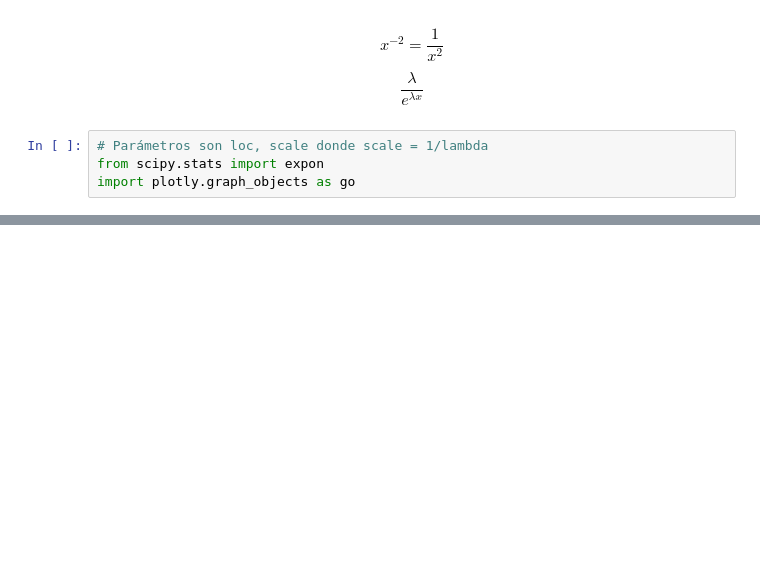
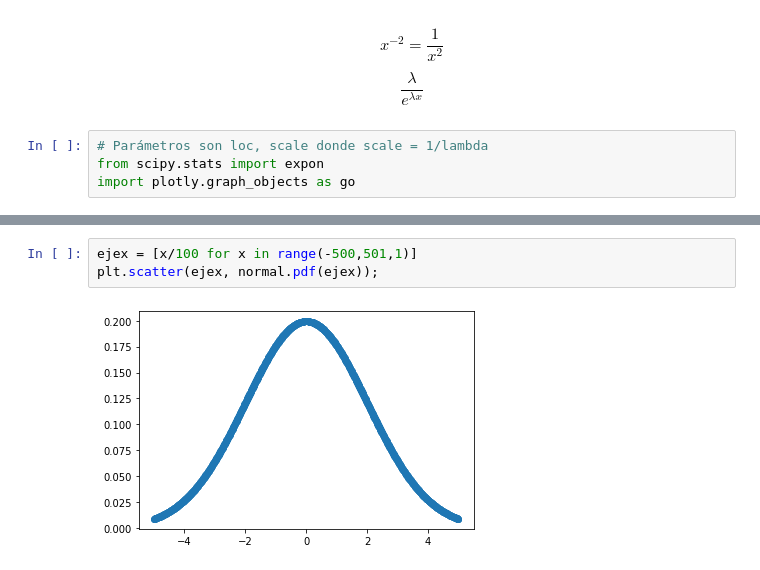
Before and after one commit to luciogutierrez/iron-hack, a Jupyter notebook: 2-module/9-probabilidad/Dist_continuas.ipynb, the cells around one changed output, grey strips where cells are left out. Saved outputs shown, nothing was run; the diff lists cells and outputs as text; blank space fills up the shorter version.

```diff
--- a/2-module/9-probabilidad/Dist_continuas.ipynb
+++ b/2-module/9-probabilidad/Dist_continuas.ipynb
@@ -247,0 +313,5 @@ fig.show()
+# %%
+ejex = [x/100 for x in range(-500,501,1)]
+plt.scatter(ejex, normal.pdf(ejex));
+# %% [output]
+[figure, added]
```
Also changed, not shown: parts of 14 cells of this notebook, 4 other files.
